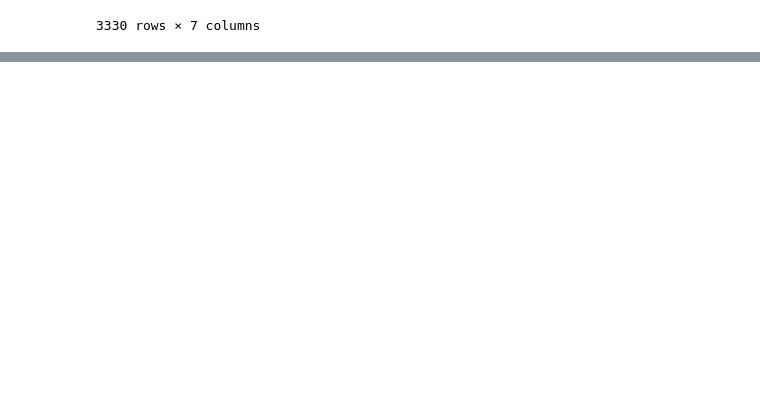
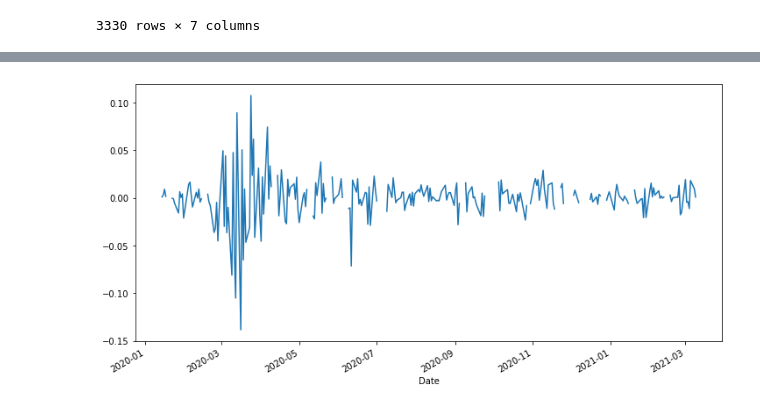
Before and after one commit to markumreed/colab_sklearn, a Jupyter notebook: covid_and_financial_markets.ipynb, the cells around one changed output, grey strips where cells are left out. Cells and saved outputs as stored; diff of their text form; code cells hidden in the pictures; blank space fills up the shorter version.

```diff
--- a/covid_and_financial_markets.ipynb
+++ b/covid_and_financial_markets.ipynb
@@ -221,0 +614,6 @@ covid_data.query("province_state == 'Beijing'")
+# %%
+dji_log_returns_shift = np.log(dji / dji.shift(1))
+# %%
+dji_log_returns_shift.plot(figsize=(12,6));
+# %% [output]
+[figure, added]
```
Also changed, not shown: parts of 49 cells of this notebook.
